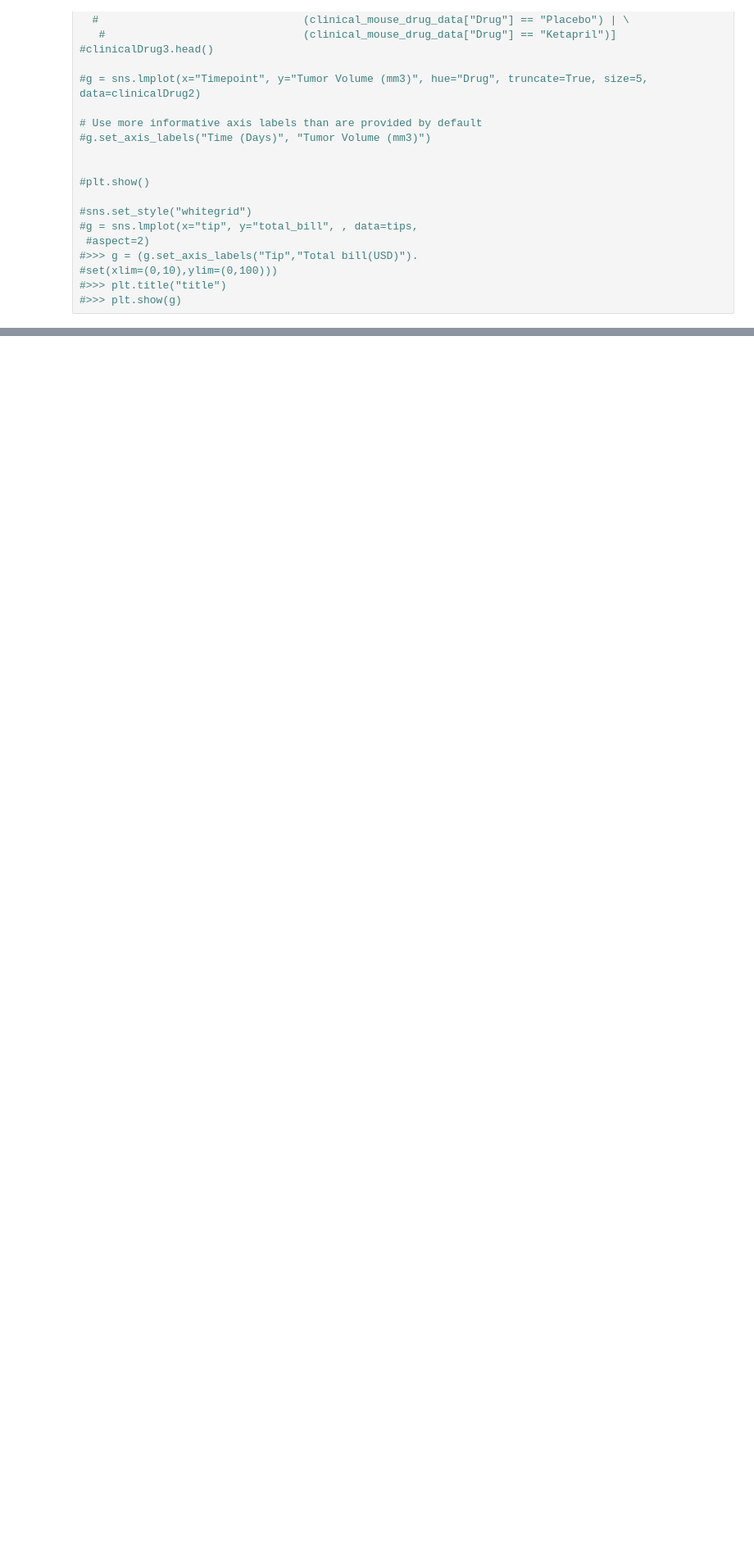
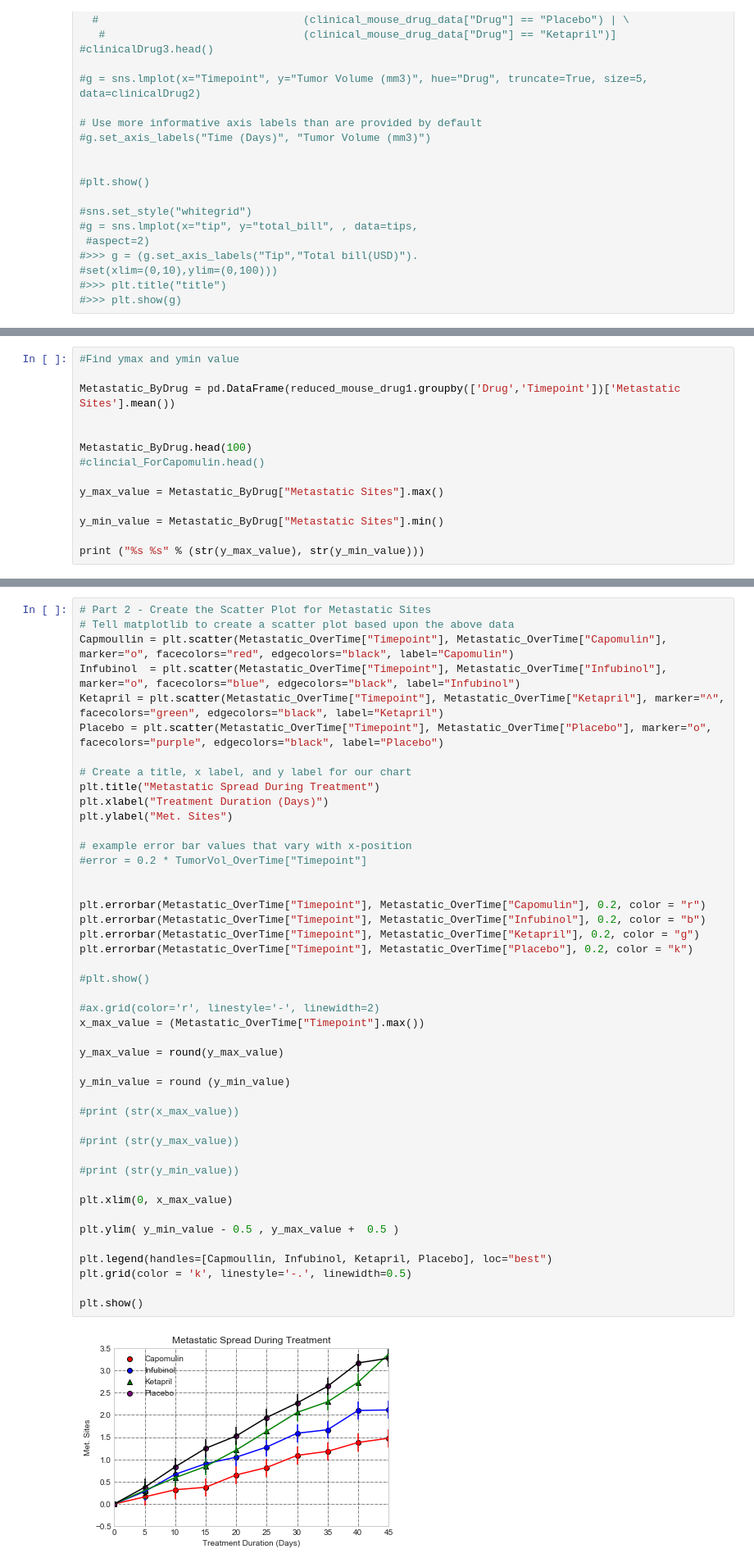
Before and after one commit to arunasunder/PYTHON-CHALLENGE, a Jupyter notebook: PyPharma/PharmaAnalyze.ipynb, the cells around one changed output, grey strips where cells are left out. Shown at 82% size. Cells and saved outputs as stored; diff of their text form; blank space fills up the shorter version.

Commit message:
Adding Part 2 of Pharma

```diff
--- a/PyPharma/PharmaAnalyze.ipynb
+++ b/PyPharma/PharmaAnalyze.ipynb
@@ -359,0 +468,14 @@ drug_unique.head()
+# %%
+#Find ymax and ymin value
+
+Metastatic_ByDrug = pd.DataFrame(reduced_mouse_drug1.groupby(['Drug','Timepoint'])['Metastatic Sites'].mean())
+
+
+Metastatic_ByDrug.head(100)
+#clincial_ForCapomulin.head()
+
+y_max_value = Metastatic_ByDrug["Metastatic Sites"].max()
+
+y_min_value = Metastatic_ByDrug["Metastatic Sites"].min()
+
+print ("%s %s" % (str(y_max_value), str(y_min_value)))
@@ -360,3 +484,50 @@ drug_unique.head()
+# %%
+# Part 2 - Create the Scatter Plot for Metastatic Sites
+# Tell matplotlib to create a scatter plot based upon the above data
+Capmoullin = plt.scatter(Metastatic_OverTime["Timepoint"], Metastatic_OverTime["Capomulin"], marker="o", facecolors="red", edgecolors="black", label="Capomulin")
+Infubinol  = plt.scatter(Metastatic_OverTime["Timepoint"], Metastatic_OverTime["Infubinol"], marker="o", facecolors="blue", edgecolors="black", label="Infubinol")
+Ketapril = plt.scatter(Metastatic_OverTime["Timepoint"], Metastatic_OverTime["Ketapril"], marker="^", facecolors="green", edgecolors="black", label="Ketapril")
+Placebo = plt.scatter(Metastatic_OverTime["Timepoint"], Metastatic_OverTime["Placebo"], marker="o", facecolors="purple", edgecolors="black", label="Placebo")
+
+# Create a title, x label, and y label for our chart
+plt.title("Metastatic Spread During Treatment")
+plt.xlabel("Treatment Duration (Days)")
+plt.ylabel("Met. Sites")
+
+# example error bar values that vary with x-position
+#error = 0.2 * TumorVol_OverTime["Timepoint"]
+
+
+plt.errorbar(Metastatic_OverTime["Timepoint"], Metastatic_OverTime["Capomulin"], 0.2, color = "r")
+plt.errorbar(Metastatic_OverTime["Timepoint"], Metastatic_OverTime["Infubinol"], 0.2, color = "b")
+plt.errorbar(Metastatic_OverTime["Timepoint"], Metastatic_OverTime["Ketapril"], 0.2, color = "g")
+plt.errorbar(Metastatic_OverTime["Timepoint"], Metastatic_OverTime["Placebo"], 0.2, color = "k")
+
+#plt.show()
+
+#ax.grid(color='r', linestyle='-', linewidth=2)
+x_max_value = (Metastatic_OverTime["Timepoint"].max())
+
+y_max_value = round(y_max_value)
+
+y_min_value = round (y_min_value)
+
+#print (str(x_max_value))
+
+#print (str(y_max_value))
+
+#print (str(y_min_value))
+
+plt.xlim(0, x_max_value)
+
+plt.ylim( y_min_value - 0.5 , y_max_value +  0.5 )
+
+plt.legend(handles=[Capmoullin, Infubinol, Ketapril, Placebo], loc="best")
+plt.grid(color = 'k', linestyle='-.', linewidth=0.5)
+
+plt.show()
+# %% [output]
+[figure, added]
 # %%
 #clinical_df = []
 #for drug in drug_unique:
```
Also changed, not shown: parts of 9 cells of this notebook.
